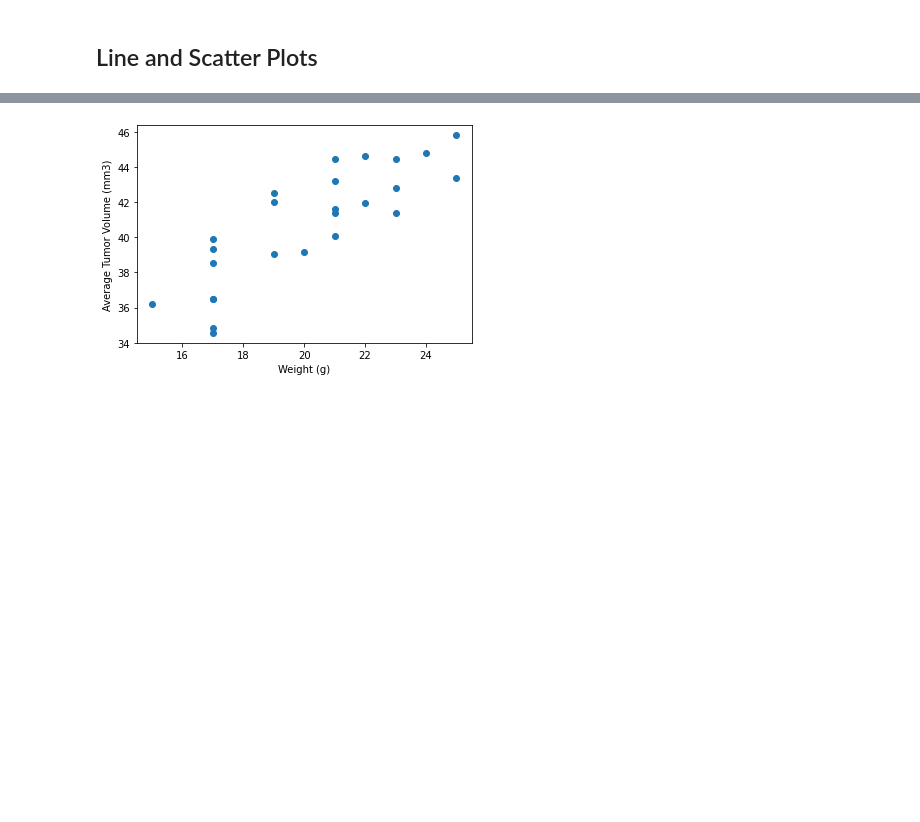
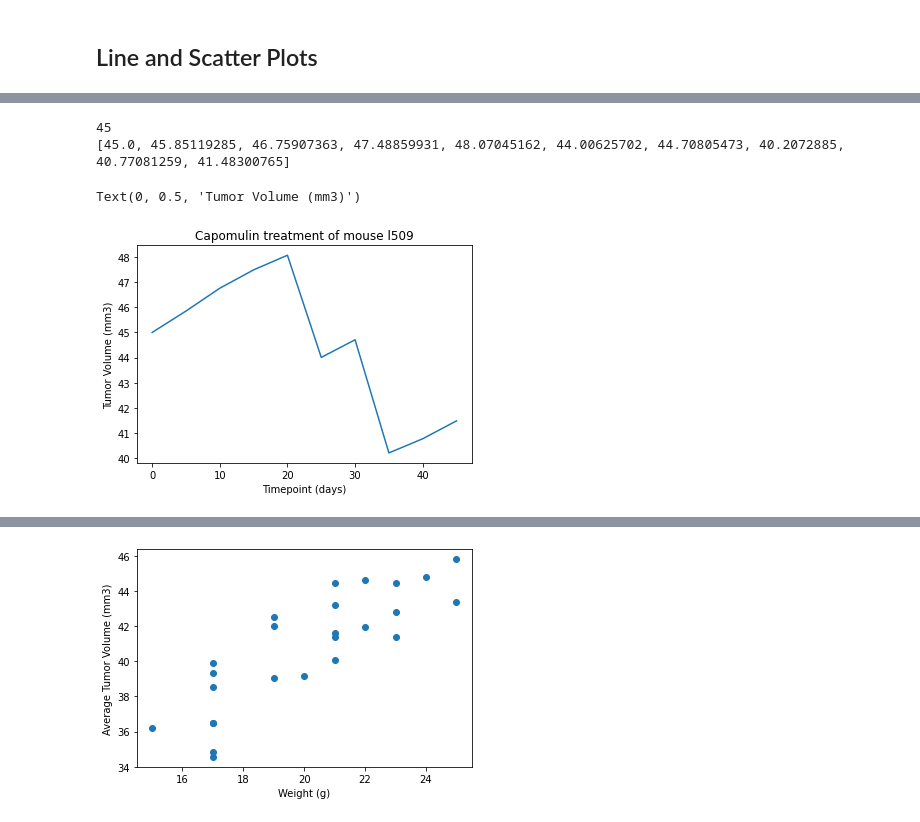
Before and after one commit to Trevor-Velez/matplotlib-challenge, a Jupyter notebook: Pymaceuticals/pymaceuticals_starter.ipynb, the cells around one changed output, grey strips where cells are left out. Cells and saved outputs as stored; diff of their text form; code cells hidden in the pictures; blank space fills up the shorter version.

Commit message:
working up to scatter plot

```diff
--- a/Pymaceuticals/pymaceuticals_starter.ipynb
+++ b/Pymaceuticals/pymaceuticals_starter.ipynb
@@ -304,0 +301,18 @@ plt.show()
+# %%
+# Generate a line plot of tumor volume vs. time point for a mouse treated with Capomulin
+cap_df = clean_df.loc[(clean_df["Drug Regimen"] == 'Capomulin') & (clean_df["Mouse ID"] == 'l509')]
+cap_time_list = cap_df["Timepoint"].max()
+cap_volume_list = cap_df["Tumor Volume (mm3)"].tolist()
+
+x_axis_cap = np.arange(0, len(cap_volume_list), 1)
+
+plt.plot(x_axis_cap, cap_volume_list)
+plt.xticks([0, 2, 4, 6,  8], ['0', '10', '20', '30', '40'])
+plt.title("Capomulin treatment of mouse l509")
+plt.xlabel("Timepoint (days)")
+plt.ylabel("Tumor Volume (mm3)")
+# %% [output]
+45
+[45.0, 45.85119285, 46.75907363, 47.48859931, 48.07045162, 44.00625702, 44.70805473, 40.2072885, 40.77081259, 41.48300765]
+Text(0, 0.5, 'Tumor Volume (mm3)')
+[figure, added]
```
Also changed, not shown: parts of 3 cells of this notebook.
